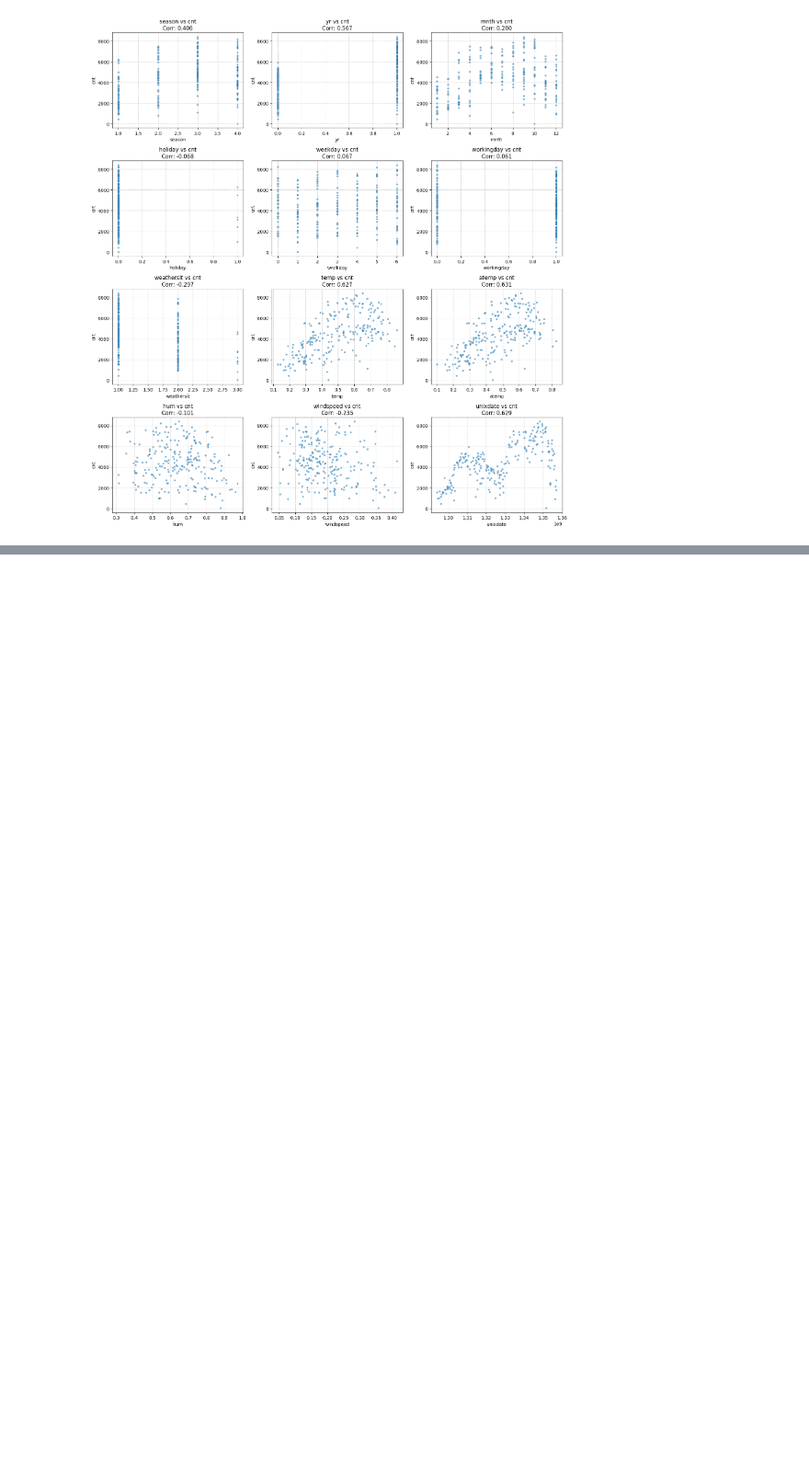
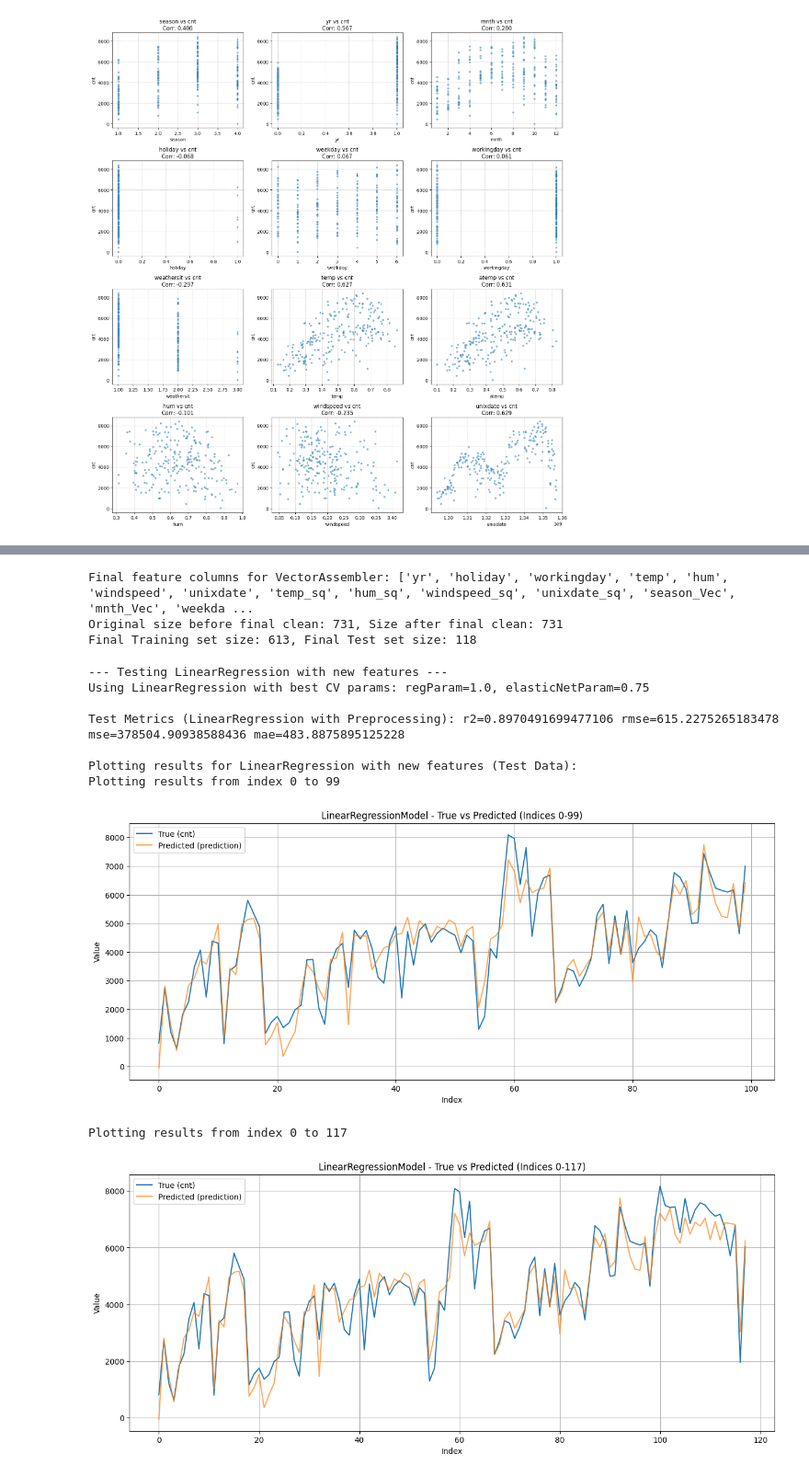
Before and after one commit to IwoSzczepaniak/DataExploration, a Jupyter notebook: src/main/resources/spark-jdk17/spark-jupyter/lab6.ipynb, the cells around one changed output, grey strips where cells are left out. Shown at 92% size. Cells and saved outputs as stored; diff of their text form; code cells hidden in the pictures; blank space fills up the shorter version.

```diff
--- a/src/main/resources/spark-jdk17/spark-jupyter/lab6.ipynb
+++ b/src/main/resources/spark-jdk17/spark-jupyter/lab6.ipynb
@@ -464,0 +594,63 @@ Sample size for plotting: 232 rows
+# %%
+numeric_binary_cols = ['yr', 'holiday', 'workingday', 'temp', 'hum', 'windspeed', 'unixdate']
+poly_cols = [f"{c}_sq" for c in cols_for_poly]
+ohe_cols = [f"{c}_Vec" for c in cols_to_encode]
+
+final_feature_cols = [c for c in (numeric_binary_cols + poly_cols + ohe_cols) if c in df_poly.columns]
+
+print(f"\nFinal feature columns for VectorAssembler: {final_feature_cols}")
+
+select_cols = final_feature_cols + [label_col]
+df_final_selected = df_poly.select(select_cols)
+df_final_cleaned = df_final_selected.dropna()
+
+print(f"Original size before final clean: {df_poly.count()}, Size after final clean: {df_final_cleaned.count()}")
+
+(train_data_final, test_data_final) = df_final_cleaned.randomSplit([0.8, 0.2], seed=42)
+print(f"Final Training set size: {train_data_final.count()}, Final Test set size: {test_data_final.count()}")
+# %% [output]
+Final feature columns for VectorAssembler: ['yr', 'holiday', 'workingday', 'temp', 'hum', 'windspeed', 'unixdate', 'temp_sq', 'hum_sq', 'windspeed_sq', 'unixdate_sq', 'season_Vec', 'mnth_Vec', 'weekda ...
+Original size before final clean: 731, Size after final clean: 731
+Final Training set size: 613, Final Test set size: 118
+# %%
+from pyspark.ml.feature import VectorAssembler
+
+print("\n--- Testing LinearRegression with new features ---")
+
+if 'bestLRModel' in locals():
+    lr_final = LinearRegression(
+        maxIter=100,
+        regParam=bestLRModel.getRegParam(),
+        elasticNetParam=bestLRModel.getElasticNetParam(),
+        labelCol=label_col,
+        featuresCol="features"
+    )
+    print(f"Using LinearRegression with best CV params: regParam={bestLRModel.getRegParam()}, elasticNetParam={bestLRModel.getElasticNetParam()}")
+else:
+    print("Warning: Best LR parameters from CV not found. Using default LinearRegression.")
+    lr_final = LinearRegression(labelCol=label_col, featuresCol="features")
+
+assembler_final = VectorAssembler(inputCols=final_feature_cols, outputCol="features", handleInvalid="keep")
+
+pipeline_final_lr = Pipeline(stages=[assembler_final, lr_final])
+
+model_final_lr = pipeline_final_lr.fit(train_data_final)
+
+predictions_final_lr = model_final_lr.transform(test_data_final)
+metrics_final_lr = evaluate_metrics(predictions_final_lr, label_col=label_col, prediction_col=lr_final.getPredictionCol())
+print(f"\nTest Metrics (LinearRegression with Preprocessing): " + " ".join([f"{k}={v}" for k, v in metrics_final_lr.items()]))
+
+print("\nPlotting results for LinearRegression with new features (Test Data):")
+plot(df=test_data_final, model=model_final_lr, label_col=label_col, prediction_col=lr_final.getPredictionCol(), start=0, end=100)
+plot(df=test_data_final, model=model_final_lr, label_col=label_col, prediction_col=lr_final.getPredictionCol())
+# %% [output]
+--- Testing LinearRegression with new features ---
+Using LinearRegression with best CV params: regParam=1.0, elasticNetParam=0.75
+
+Test Metrics (LinearRegression with Preprocessing): r2=0.8970491699477106 rmse=615.2275265183478 mse=378504.90938588436 mae=483.8875895125228
+
+Plotting results for LinearRegression with new features (Test Data):
+Plotting results from index 0 to 99
+[figure, added]
+Plotting results from index 0 to 117
+[figure, added]
```
Also changed, not shown: parts of 6 cells of this notebook.
